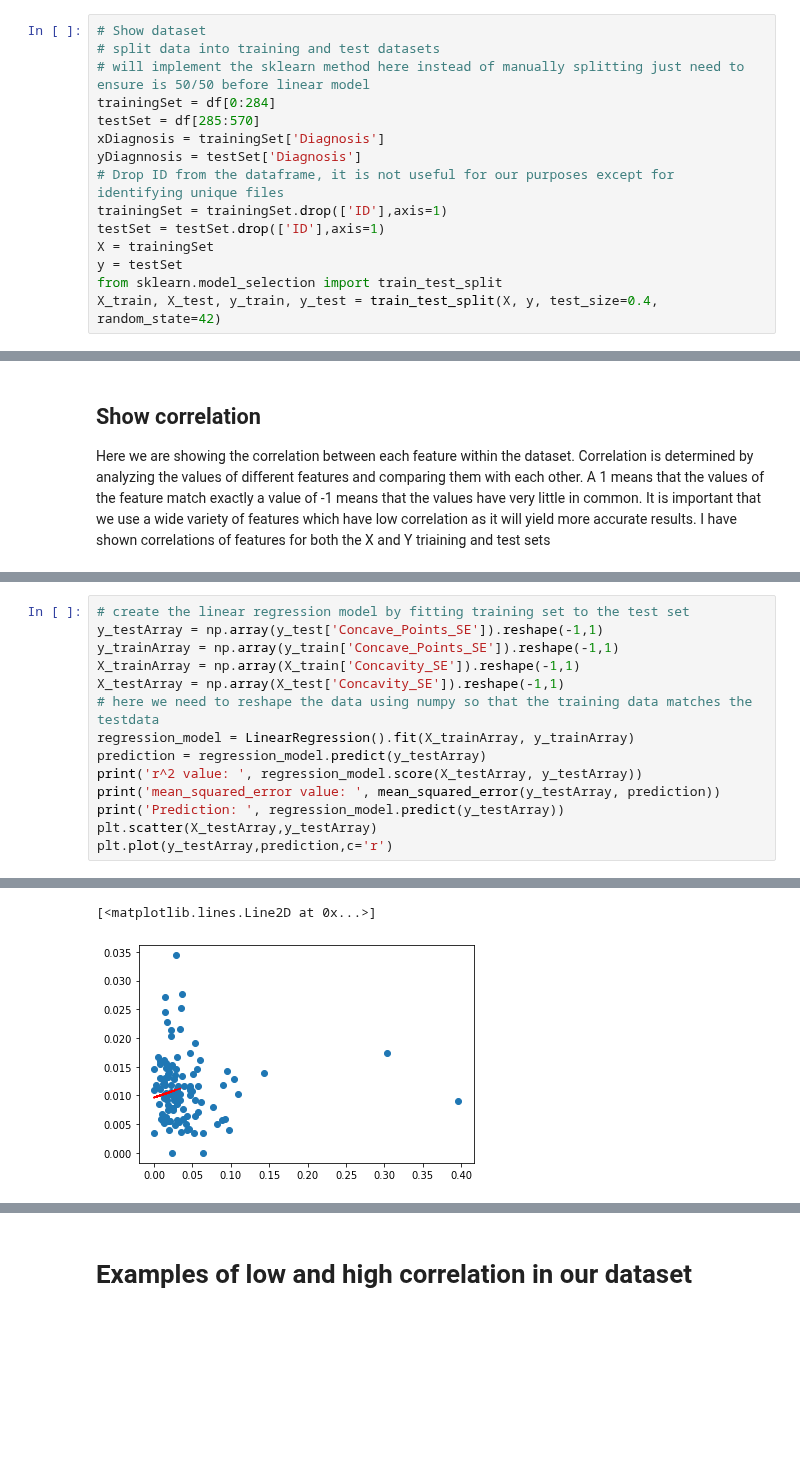
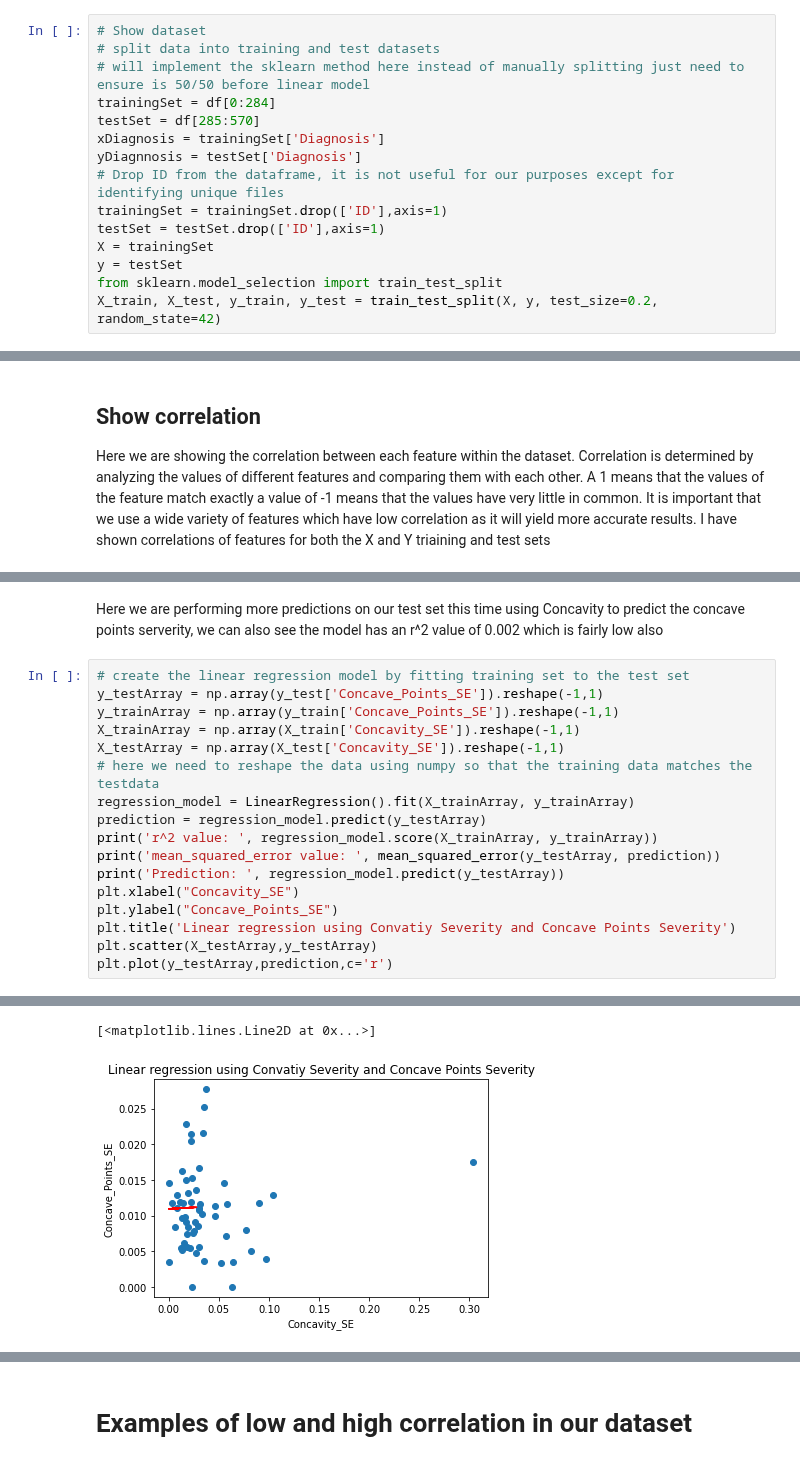
Before and after one commit to Ultan-Kearns/LYIT-Machine-Learning-Project, a Jupyter notebook: CA3Notebook.ipynb, the cells around one changed output, grey strips where cells are left out. Saved outputs shown, nothing was run; the diff lists cells and outputs as text; blank space fills up the shorter version.

```diff
--- a/CA3Notebook.ipynb
+++ b/CA3Notebook.ipynb
@@ -36,7 +36,7 @@ testSet = testSet.drop(['ID'],axis=1)
 X = trainingSet
 y = testSet
 from sklearn.model_selection import train_test_split
-X_train, X_test, y_train, y_test = train_test_split(X, y, test_size=0.4, random_state=42)
+X_train, X_test, y_train, y_test = train_test_split(X, y, test_size=0.2, random_state=42)
 # %%
 print('X_train ',X_train)
 print('y_train ',y_train)
@@ -262,3 +267,5 @@ Below we perform our predictions on the testset as you can see it also ideali fi
+# %% [markdown]
+Here we are performing more predictions on our test set this time using Concavity to predict the concave points serverity, we can also see the model has an r^2 value of 0.002 which is fairly low also
 # %%
 # create the linear regression model by fitting training set to the test set
 y_testArray = np.array(y_test['Concave_Points_SE']).reshape(-1,1)
@@ -268,9 +275,12 @@ X_testArray = np.array(X_test['Concavity_SE']).reshape(-1,1)
 # here we need to reshape the data using numpy so that the training data matches the testdata
 regression_model = LinearRegression().fit(X_trainArray, y_trainArray)
 prediction = regression_model.predict(y_testArray)
-print('r^2 value: ', regression_model.score(X_testArray, y_testArray))
+print('r^2 value: ', regression_model.score(X_trainArray, y_trainArray))
 print('mean_squared_error value: ', mean_squared_error(y_testArray, prediction))
 print('Prediction: ', regression_model.predict(y_testArray))
+plt.xlabel("Concavity_SE")
+plt.ylabel("Concave_Points_SE")
+plt.title('Linear regression using Convatiy Severity and Concave Points Severity')
 plt.scatter(X_testArray,y_testArray)
 plt.plot(y_testArray,prediction,c='r')
 # %% [output]
@@ -294,5 +304,5 @@ Prediction:  [[0.00999951]
 [<matplotlib.lines.Line2D at 0x...>]
-[figure, old version]
+[figure, new version]
 # %%
 #predicting compactness based on random sample
 regression_model.predict([[0.0186]])
```
Also changed, not shown: parts of 26 cells of this notebook.
